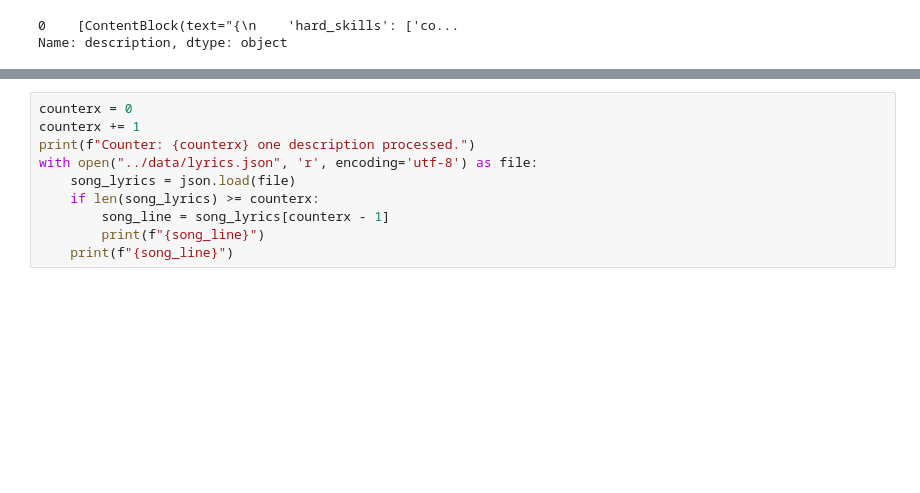
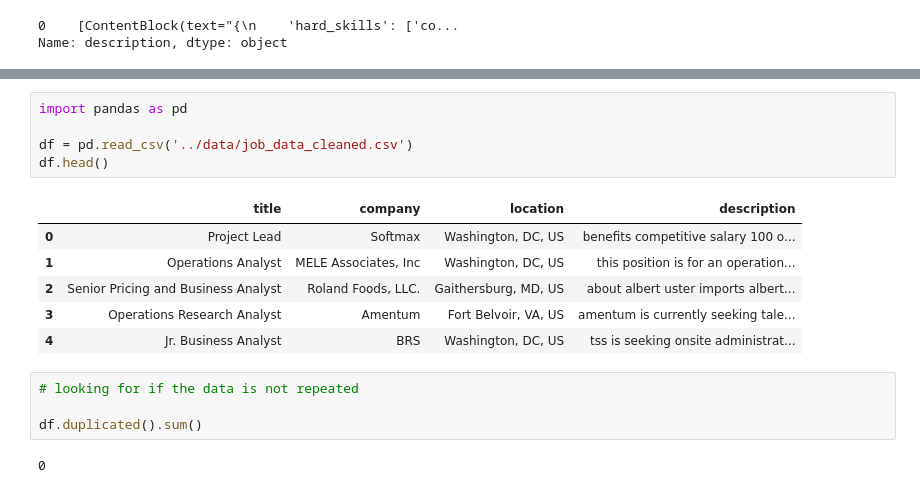
Before and after one commit to rajasr93/ResumeAutomated, a Jupyter notebook: src/EDA.ipynb, the cells around one changed output, grey strips where cells are left out. Saved outputs shown, nothing was run; the diff lists cells and outputs as text; blank space fills up the shorter version.

```diff
--- a/src/EDA.ipynb
+++ b/src/EDA.ipynb
@@ -206,10 +97,18 @@ annotated_data.head()
-# %%
-counterx = 0
-counterx += 1
-print(f"Counter: {counterx} one description processed.")
-with open("../data/lyrics.json", 'r', encoding='utf-8') as file:
-    song_lyrics = json.load(file)
-    if len(song_lyrics) >= counterx:
-        song_line = song_lyrics[counterx - 1]
-        print(f"{song_line}")
-    print(f"{song_line}")
+# %%
+import pandas as pd
+
+df = pd.read_csv('../data/job_data_cleaned.csv')
+df.head()
+# %% [output]
+|  | title | company | location | description |
+| 0 | Project Lead | Softmax | Washington, DC, US | benefits competitive salary 100 o... |
+| 1 | Operations Analyst | MELE Associates, Inc | Washington, DC, US | this position is for an operation... |
+| 2 | Senior Pricing and Business Analyst | Roland Foods, LLC. | Gaithersburg, MD, US | about albert uster imports albert... |
+| 3 | Operations Research Analyst | Amentum | Fort Belvoir, VA, US | amentum is currently seeking tale... |
+| 4 | Jr. Business Analyst | BRS | Washington, DC, US | tss is seeking onsite administrat... |
+# %%
+# looking for if the data is not repeated
+
+df.duplicated().sum()
+# %% [output]
+0
```
Also changed, not shown: parts of 5 cells of this notebook, 10 other files.
